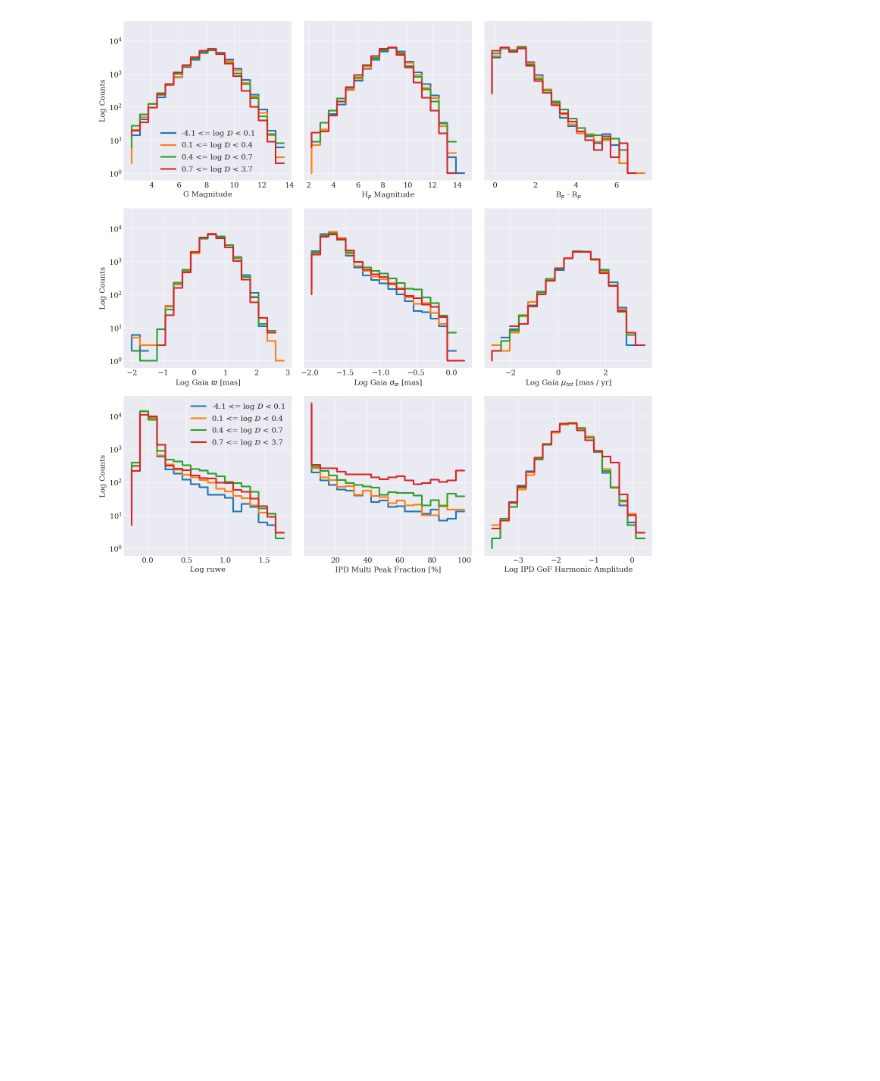
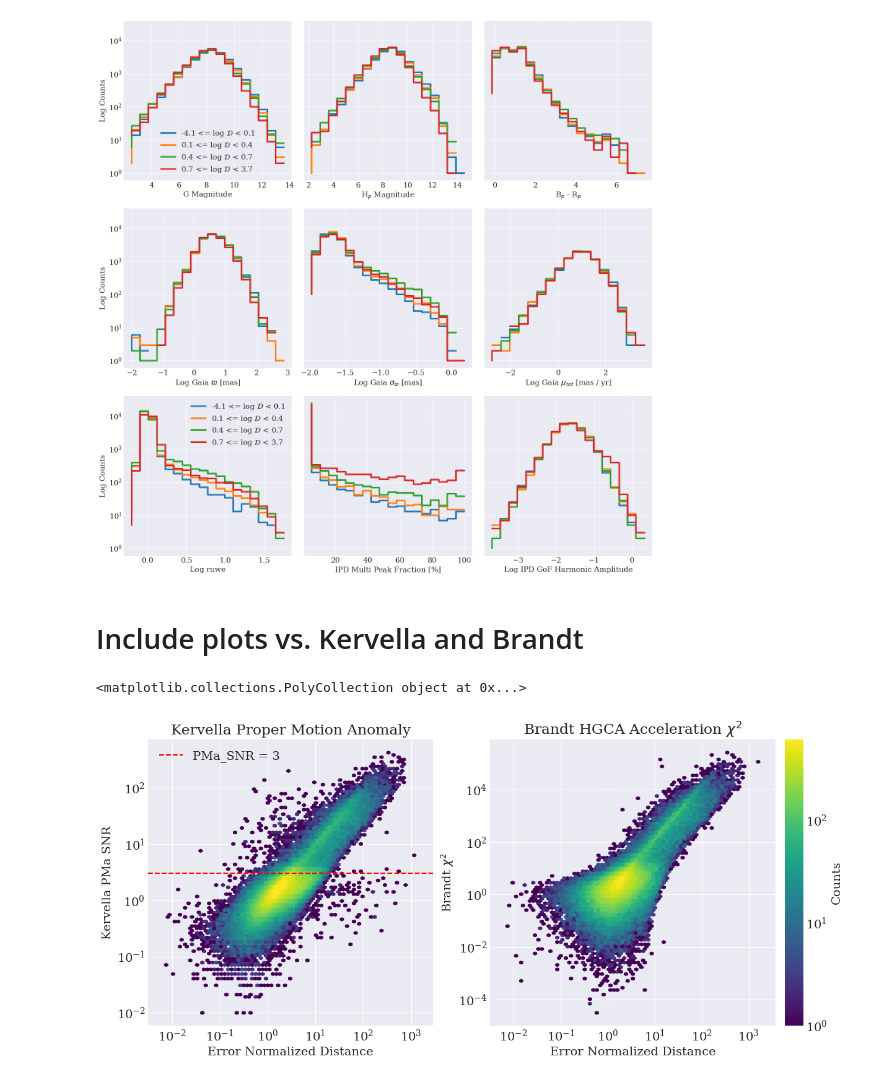
Before and after one commit to RenVit318/masterproject, a Jupyter notebook: src/notebooks/error_normalized_distance_study_marrese.ipynb, the cells around one changed output. Drawn from its saved outputs; the diff is of its cells as text; code cells hidden in the pictures; blank space fills up the shorter version.

```diff
--- a/src/notebooks/error_normalized_distance_study_marrese.ipynb
+++ b/src/notebooks/error_normalized_distance_study_marrese.ipynb
@@ -477,0 +474,75 @@ print(np.max(extra_gdata[:,1]))
+# %% [markdown]
+# Include plots vs. Kervella and Brandt
+# %%
+kervella_tab = fits.open(dpath+'kervella_pma.fits')[1].data
+brandt_tab = fits.open(dpath+'HGCA_vEDR3.fits')[1].data
+
+kervella_idxs = np.zeros(crossmatch_idxs.shape[0])
+brandt_idxs = np.zeros(crossmatch_idxs.shape[0])
+
+for i in range(crossmatch_idxs.shape[0]):
+    # Kervella
+    kidxs = np.where(kervella_tab['HIP'] == crossmatch_idxs[i][0])[0]
+    bidxs = np.where(brandt_tab['hip_id'] == crossmatch_idxs[i][0])[0]
+    if len(kidxs) > 0:
+        kervella_idxs[i] = kidxs[0]
+    else:
+        kervella_idxs[i] = np.nan
+
+    if len(bidxs) > 0:
+        brandt_idxs[i] = bidxs[0]
+    else:
+        brandt_idxs[i] = np.nan
+# %%
+# Kervella PMA SNR
+kervella_mask = np.isfinite(kervella_idxs)
+# remove all Hip ids we have, but not in kervella
+kervella_masked_idxs = np.array(kervella_idxs[kervella_mask], dtype=int)
+pma_snr = kervella_tab['snrPMaH2EG3b'][kervella_masked_idxs]
+
+# Remove a value of exactly zero
+bad_idx = np.where(pma_snr < 1e-10)[0]
+pma_snr = np.delete(pma_snr, bad_idx)
+kervella_mask[bad_idx] = False
+
+# Brandt SNR
+brandt_mask = np.isfinite(brandt_idxs)
+brandt_masked_idxs = np.array(brandt_idxs[brandt_mask], dtype=int)
+chi_sq = brandt_tab['chisq'][brandt_masked_idxs]
+
+# Plotting
+hex_params = {'xscale': 'log',
+              'yscale': 'log',
+              'bins': 'log',
+              'mincnt': 1,
+              'cmap': 'viridis',
+              'vmin': 1,
+              'vmax': 600}
+
+fig, axs = plt.subplots(1,2,figsize=(15,6))
+
+axs[0].hexbin(error_norm_distances[kervella_mask], pma_snr, **hex_params)
+axs[0].axhline(y=3, c='red', ls='--', label='PMa_SNR = 3')
+axs[0].legend(loc='upper left')
+
+density = axs[1].hexbin(error_norm_distances[brandt_mask], chi_sq, **hex_params)
+print(density)
+fig.subplots_adjust(right=0.8)
+cbar_ax = fig.add_axes([0.81, 0.11, 0.02, 0.77])
+cb = fig.colorbar(density, cax=cbar_ax)
+
+
+for ax in axs:
+    ax.set_xlabel('Error Normalized Distance')
+    ax.set_xlim(10**(-2.5), )
+axs[0].set_ylabel('Kervella PMa SNR')
+axs[0].set_title('Kervella Proper Motion Anomaly')
+axs[1].set_ylabel(r'Brandt $\chi^2$')
+axs[1].set_title(r'Brandt HGCA Acceleration $\chi^2$')
+cb.set_label('Counts')
+
+
+plt.savefig(fpath+'marrese_brandt_kervella.png', bbox_inches='tight')
+# %% [output]
+<matplotlib.collections.PolyCollection object at 0x...>
+[figure, added]
```
Also changed, not shown: parts of 11 cells of this notebook, 3 other files.
